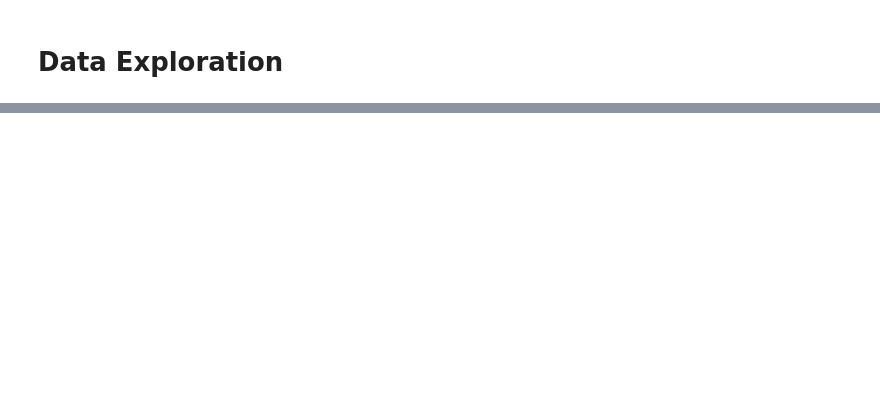
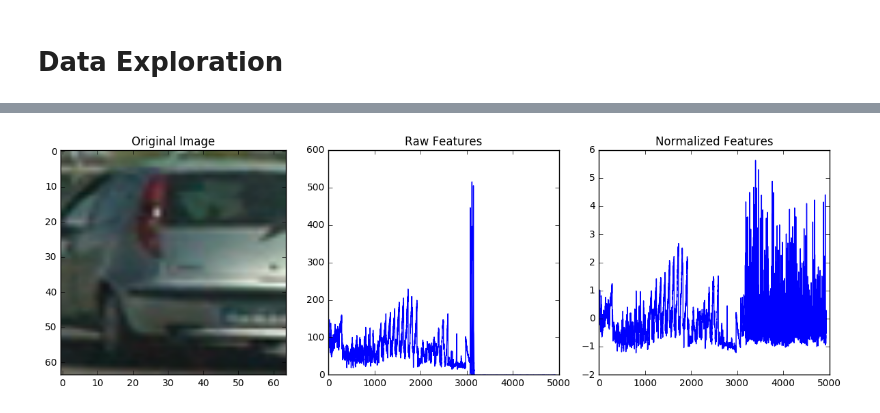
Before and after one commit to wolfapple/CarND-Vehicle-Detection, a Jupyter notebook: P5.ipynb, the cells around one changed output, grey strips where cells are left out. Cells and saved outputs as stored; diff of their text form; code cells hidden in the pictures; blank space fills up the shorter version.

Commit message:
Combine and Normalize Features, Tweak parameters

```diff
--- a/P5.ipynb
+++ b/P5.ipynb
@@ -163,0 +164,82 @@ mpimg.imsave('output_images/car_gray_hog.png', hog_image)
+# %%
+from sklearn.preprocessing import StandardScaler
+
+# Define a function to extract features from a list of images
+def extract_features(imgs, cspace='RGB', spatial_size=(32, 32),
+                        hist_bins=32, hist_range=(0, 256),
+                        orient=9, pix_per_cell=8, cell_per_block=2, hog_channel=0,
+                        spatial_feature=True, hist_feature=True, hog_feature=True):
+    # Create a list to append feature vectors to
+    features = []
+    # Iterate through the list of images
+    for file in imgs:
+        combined_features = []
+        # Read in each one by one
+        image = mpimg.imread(file, format='PNG')
+        # apply color conversion if other than 'RGB'
+        if cspace != 'RGB':
+            if cspace == 'HSV':
+                feature_image = cv2.cvtColor(image, cv2.COLOR_RGB2HSV)
+            elif cspace == 'LUV':
+                feature_image = cv2.cvtColor(image, cv2.COLOR_RGB2LUV)
+            elif cspace == 'HLS':
+                feature_image = cv2.cvtColor(image, cv2.COLOR_RGB2HLS)
+            elif cspace == 'YUV':
+                feature_image = cv2.cvtColor(image, cv2.COLOR_RGB2YUV)
+        else:
+            feature_image = np.copy(image)
+
+        if spatial_feature:
+            # Apply bin_spatial() to get spatial color features
+            spatial_features = bin_spatial(feature_image, size=spatial_size)
+            combined_features.append(spatial_features)
+        if hist_feature:
+            # Apply color_hist() also with a color space option now
+            _,_,_,_,hist_features = color_hist(feature_image, nbins=hist_bins, bins_range=hist_range)
+            combined_features.append(hist_features)
+        if hog_feature:
+            # Call get_hog_features() with vis=False, feature_vec=True
+            if hog_channel == 'ALL':
+                hog_features = []
+                for channel in range(feature_image.shape[2]):
+                    hog_features.append(get_hog_features(feature_image[:,:,channel],
+                                                         orient, pix_per_cell, cell_per_block,
+                                                         vis=False, feature_vec=True))
+                hog_features = np.ravel(hog_features)
+            else:
+                hog_features = get_hog_features(feature_image[:,:,hog_channel],
+                                                orient, pix_per_cell, cell_per_block, vis=False, feature_vec=True)
+            combined_features.append(hog_features)
+
+        # Append the new feature vector to the features list
+        features.append(np.concatenate(combined_features))
+    # Return list of feature vectors
+    return features
+
+car_features = extract_features(cars)
+notcar_features = extract_features(notcars)
+
+if len(car_features) > 0:
+    # Create an array stack of feature vectors
+    X = np.vstack((car_features, notcar_features)).astype(np.float64)
+    # Fit a per-column scaler
+    X_scaler = StandardScaler().fit(X)
+    # Apply the scaler to X
+    scaled_X = X_scaler.transform(X)
+    # Plot an example of raw and scaled features
+    fig = plt.figure(figsize=(12,4))
+    plt.subplot(131)
+    plt.imshow(car_image)
+    plt.title('Original Image')
+    plt.subplot(132)
+    plt.plot(X[car_ind])
+    plt.title('Raw Features')
+    plt.subplot(133)
+    plt.plot(scaled_X[car_ind])
+    plt.title('Normalized Features')
+    fig.tight_layout()
+    fig.savefig('output_images/extract_feature.png')
+else:
+    print('Your function only returns empty feature vectors...')
+# %% [output]
+[figure, added]
```
Also changed, not shown: parts of 11 cells of this notebook, 6 other files.
